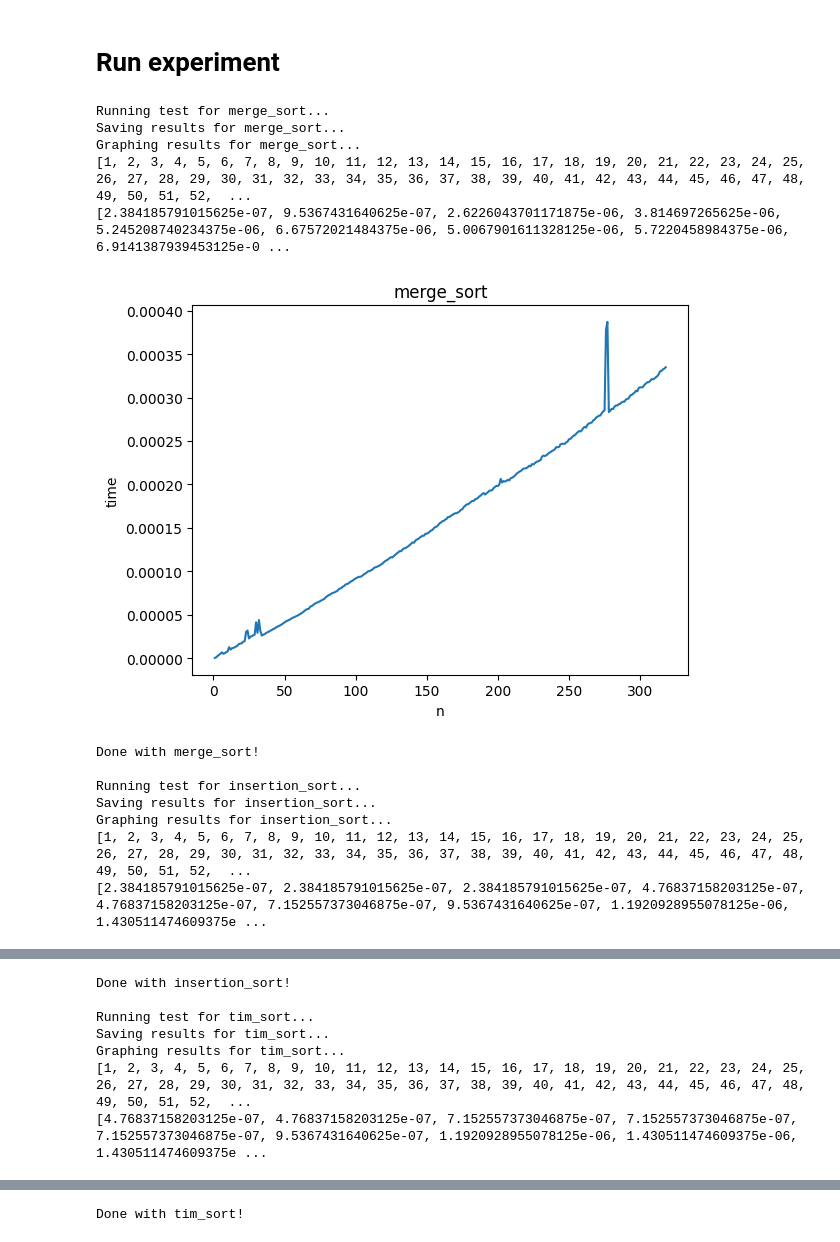
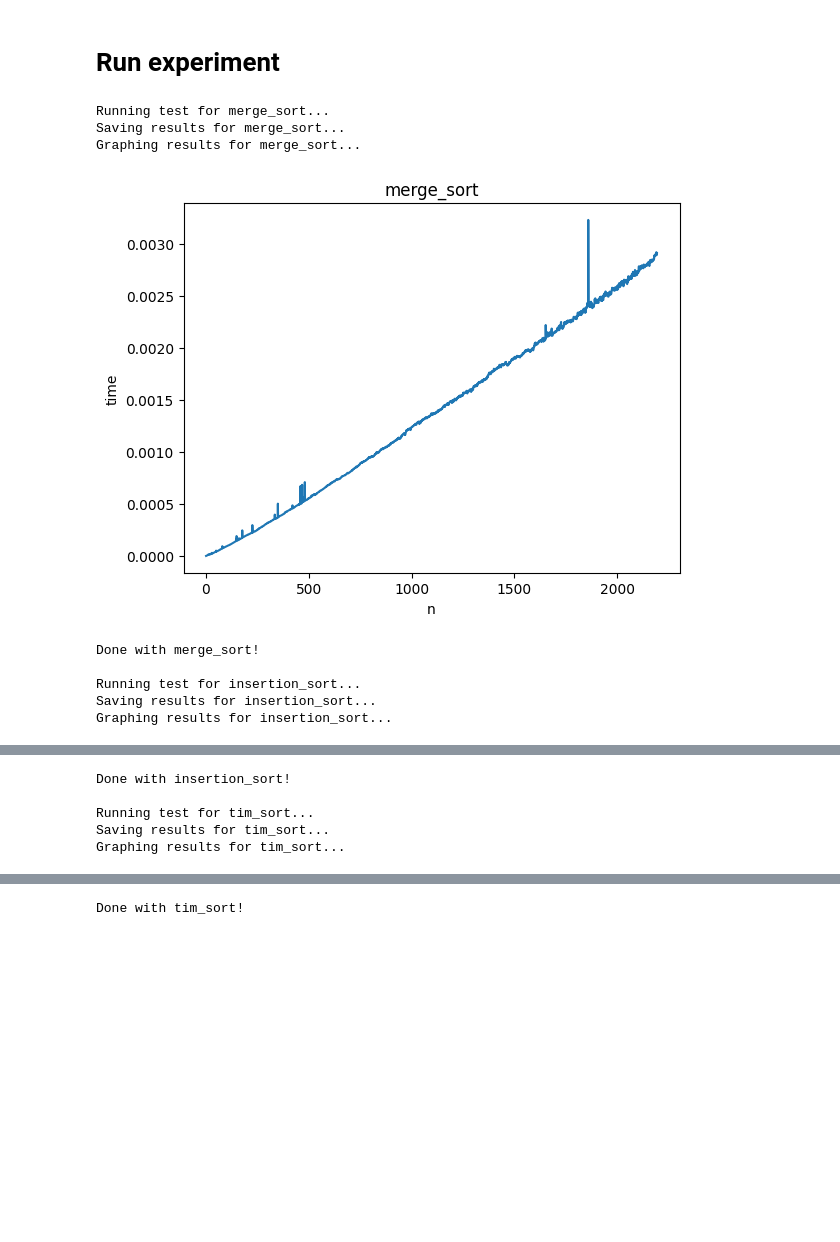
Before and after one commit to julianarchila/algoritmos, a Jupyter notebook: taller1/punto5.ipynb, the cells around one changed output, grey strips where cells are left out. Drawn from its saved outputs; the diff is of its cells as text; code cells hidden in the pictures; blank space fills up the shorter version.

```diff
--- a/taller1/punto5.ipynb
+++ b/taller1/punto5.ipynb
@@ -231,24 +229,20 @@ algorithms = {
 # %%
 for name, algorithm in algorithms.items():
     res = []
     print(f"Running test for {name}...")
-    res = run_test(algorithm, time=5)
+    res = run_test(algorithm, time=300)
     print(f"Saving results for {name}...")
     save_results(res, f"{name}_results.csv")
     print(f"Graphing results for {name}...")
     graph_results(res, f"{name}")
     print(f"Done with {name}!\n")
 # %% [output]
 Running test for merge_sort...
 Saving results for merge_sort...
 Graphing results for merge_sort...
-[1, 2, 3, 4, 5, 6, 7, 8, 9, 10, 11, 12, 13, 14, 15, 16, 17, 18, 19, 20, 21, 22, 23, 24, 25, 26, 27, 28, 29, 30, 31, 32, 33, 34, 35, 36, 37, 38, 39, 40, 41, 42, 43, 44, 45, 46, 47, 48, 49, 50, 51, 52,  ...
-[2.384185791015625e-07, 9.5367431640625e-07, 2.6226043701171875e-06, 3.814697265625e-06, 5.245208740234375e-06, 6.67572021484375e-06, 5.0067901611328125e-06, 5.7220458984375e-06, 6.9141387939453125e-0 ...
-[figure, old version]
+[figure, new version]
 Done with merge_sort!
 
 Running test for insertion_sort...
 Saving results for insertion_sort...
 Graphing results for insertion_sort...
-[1, 2, 3, 4, 5, 6, 7, 8, 9, 10, 11, 12, 13, 14, 15, 16, 17, 18, 19, 20, 21, 22, 23, 24, 25, 26, 27, 28, 29, 30, 31, 32, 33, 34, 35, 36, 37, 38, 39, 40, 41, 42, 43, 44, 45, 46, 47, 48, 49, 50, 51, 52,  ...
-[2.384185791015625e-07, 2.384185791015625e-07, 2.384185791015625e-07, 4.76837158203125e-07, 4.76837158203125e-07, 7.152557373046875e-07, 9.5367431640625e-07, 1.1920928955078125e-06, 1.430511474609375e ...
@@ -258,5 +252,3 @@ Done with insertion_sort!
 Running test for tim_sort...
 Saving results for tim_sort...
 Graphing results for tim_sort...
-[1, 2, 3, 4, 5, 6, 7, 8, 9, 10, 11, 12, 13, 14, 15, 16, 17, 18, 19, 20, 21, 22, 23, 24, 25, 26, 27, 28, 29, 30, 31, 32, 33, 34, 35, 36, 37, 38, 39, 40, 41, 42, 43, 44, 45, 46, 47, 48, 49, 50, 51, 52,  ...
-[4.76837158203125e-07, 4.76837158203125e-07, 7.152557373046875e-07, 7.152557373046875e-07, 7.152557373046875e-07, 9.5367431640625e-07, 1.1920928955078125e-06, 1.430511474609375e-06, 1.430511474609375e ...
```
Also changed, not shown: parts of 3 cells of this notebook, 4 other files.
